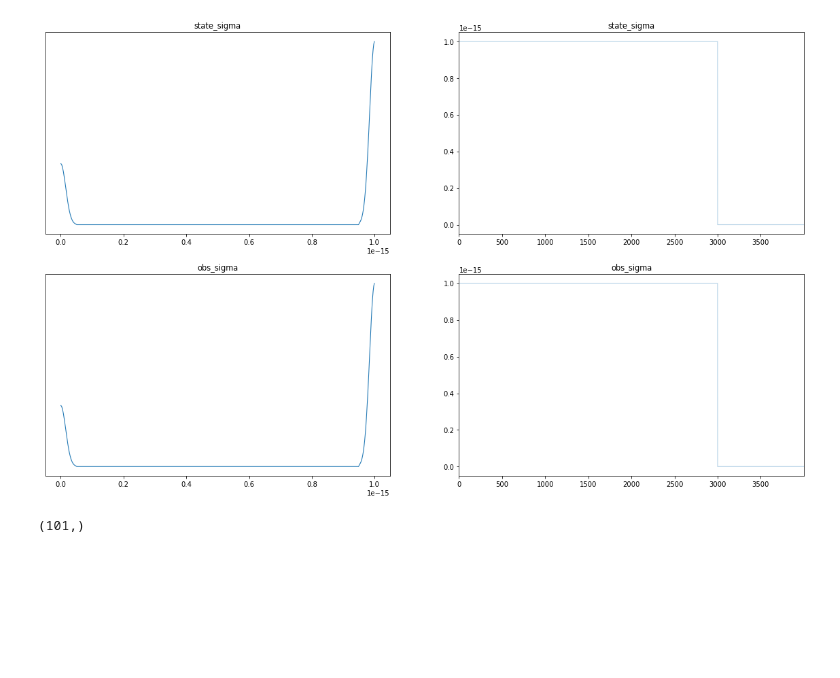
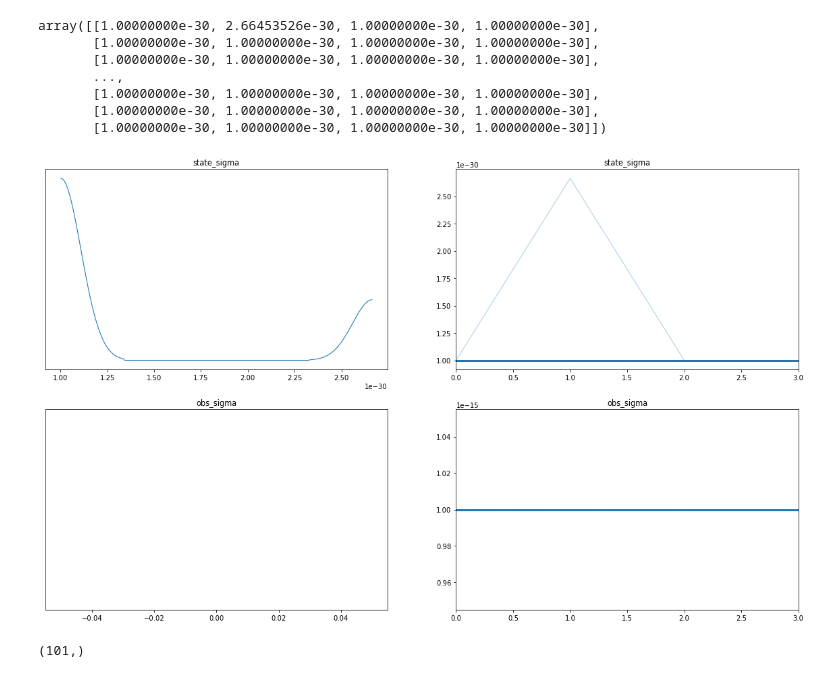
Before and after one commit to edwinnglabs/ts-playground, a Jupyter notebook: notebooks/state-space-model.ipynb, the cells around one changed output. Cells and saved outputs as stored; diff of their text form; code cells hidden in the pictures; blank space fills up the shorter version.

```diff
--- a/notebooks/state-space-model.ipynb
+++ b/notebooks/state-space-model.ipynb
@@ -20,7 +20,7 @@ data = {
     'N' : len(y),
     'Y' : y,
     'SD_Y' : 1.0,
-    'A1' : y[0],
+    'A1' : 0.0,
     'P1' : 1.0,
     'state_sigma_mean': 0.1,
     'state_sigma_sd': 1.0,
@@ -28,9 +28,10 @@ data = {
     'obs_sigma_sd': 1.0,
 }
 # %%
-results = stan_mod.sampling(
+fit = stan_mod.sampling(
     data=data,
-    warmup=1000,
-    iter=2000,
+    warmup=500,
+    iter=1000,
+    chains=4,
 )
 # %% [output]
@@ -80,0 +68,12 @@ Iteration: 2000 / 2000 [100%]  (Sampling)
+# %%
+posteriors = fit.extract(pars=['state_sigma', 'obs_sigma'], permuted=False)
+# %%
+posteriors['state_sigma']
+# %% [output]
+array([[1.00000000e-30, 2.66453526e-30, 1.00000000e-30, 1.00000000e-30],
+       [1.00000000e-30, 1.00000000e-30, 1.00000000e-30, 1.00000000e-30],
+       [1.00000000e-30, 1.00000000e-30, 1.00000000e-30, 1.00000000e-30],
+       ...,
+       [1.00000000e-30, 1.00000000e-30, 1.00000000e-30, 1.00000000e-30],
+       [1.00000000e-30, 1.00000000e-30, 1.00000000e-30, 1.00000000e-30],
+       [1.00000000e-30, 1.00000000e-30, 1.00000000e-30, 1.00000000e-30]])
@@ -81,10 +83,10 @@ Iteration: 2000 / 2000 [100%]  (Sampling)
 # %%
 # diagnostic
 import arviz as az
-posteriors = results.extract(pars=['state_sigma', 'obs_sigma'], permuted=True)
+
 az.plot_trace(posteriors, figsize=(20, 12));
 # %% [output]
-[figure, old version]
+[figure, new version]
 # %%
 posteriors = results.extract(pars=['a'], permuted=True)
 states_mean = posteriors['a']
```
Also changed, not shown: parts of 5 cells of this notebook, 2 other files.
